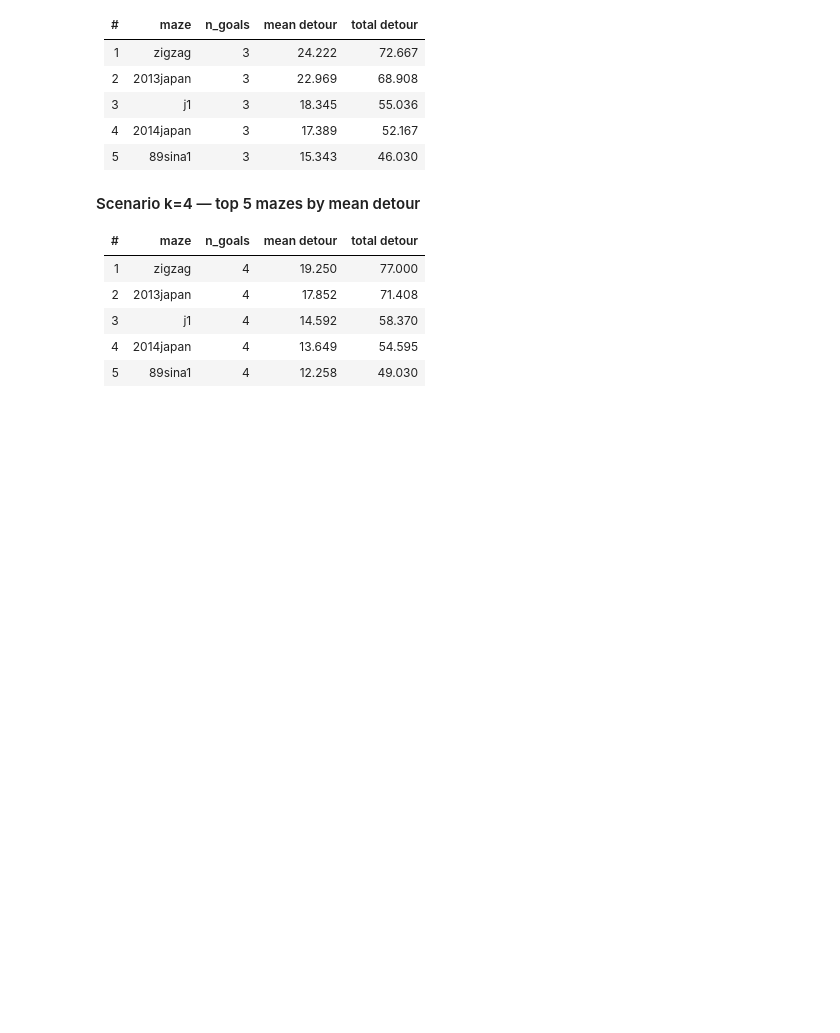
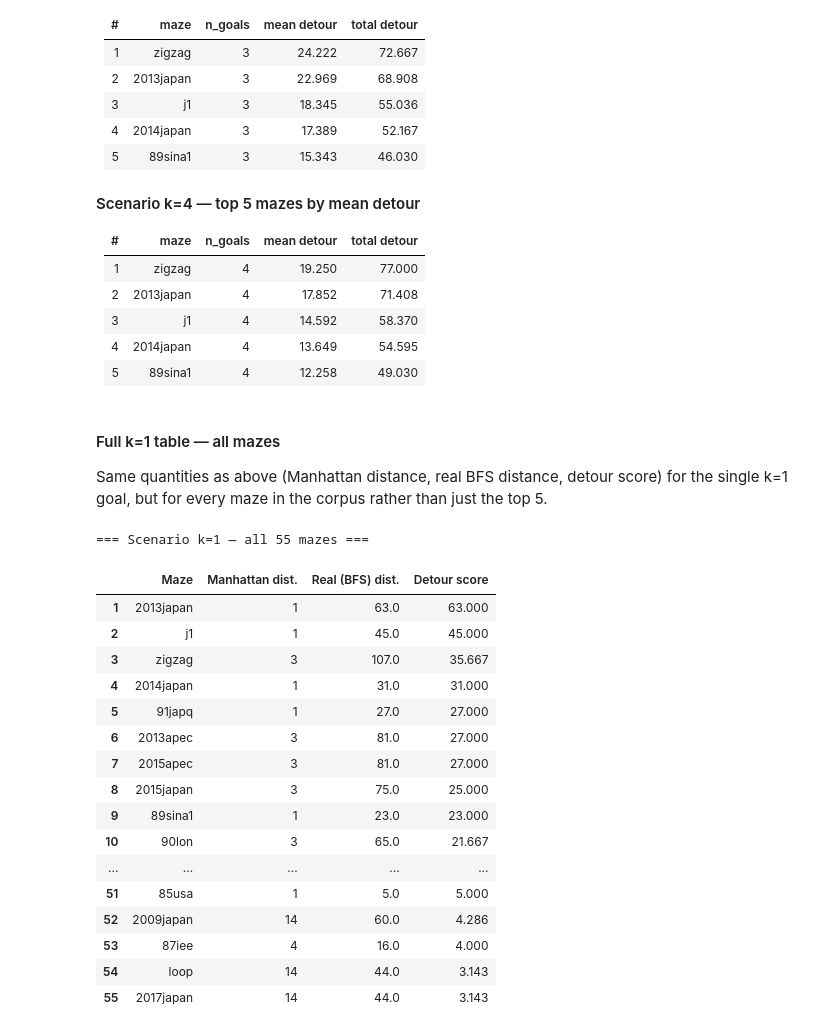
Before and after one commit to FrancescoGuarda/Rob-26-MazeSolver, a Jupyter notebook: notebooks/goals_analysis.ipynb, the cells around one changed output. Saved outputs shown, nothing was run; the diff lists cells and outputs as text; code cells hidden in the pictures; blank space fills up the shorter version.

Commit message:
full detoru table

```diff
--- a/notebooks/goals_analysis.ipynb
+++ b/notebooks/goals_analysis.ipynb
@@ -284,3 +285,56 @@ display(Markdown(md_report))        # rendered preview
 | 3 | j1 | 4 | 14.592 | 58.370 |
 | 4 | 2014japan | 4 | 13.649 | 54.595 |
 | 5 | 89sina1 | 4 | 12.258 | 49.030 |
+# %% [markdown]
+#### Full k=1 table — all mazes
+
+Same quantities as above (Manhattan distance, real BFS distance, detour
+score) for the single k=1 goal, but for every maze in the corpus rather
+than just the top 5.
+# %%
+from src.goal_placement import manhattan
+
+
+def k1_full_table():
+    """Manhattan dist., real (BFS) dist. and detour score of the k=1 goal, every maze."""
+    rows = []
+    for path in MAZE_FILES:
+        wm, w, h = parse_maze(str(path))
+        goals = scenario_goals(wm, w, h, START, 1)
+        if not goals:
+            continue
+        goal, detour = goals[0]
+        dist_map = bfs_distance_map(wm, w, h, START)
+        rows.append({
+            "Maze": path.stem,
+            "Manhattan dist.": manhattan(START, goal),
+            "Real (BFS) dist.": dist_map[goal[1]][goal[0]],
+            "Detour score": detour,
+        })
+    df = pd.DataFrame(rows).sort_values("Detour score", ascending=False)
+    return df.reset_index(drop=True)
+
+
+k1_table = k1_full_table()
+k1_table.index = pd.RangeIndex(start=1, stop=len(k1_table) + 1, step=1)
+print(f"\n=== Scenario k=1 — all {len(k1_table)} mazes ===")
+display(k1_table.round(3))
+# %% [output]
+=== Scenario k=1 — all 55 mazes ===
+|  | Maze | Manhattan dist. | Real (BFS) dist. | Detour score |
+| 1 | 2013japan | 1 | 63.0 | 63.000 |
+| 2 | j1 | 1 | 45.0 | 45.000 |
+| 3 | zigzag | 3 | 107.0 | 35.667 |
+| 4 | 2014japan | 1 | 31.0 | 31.000 |
+| 5 | 91japq | 1 | 27.0 | 27.000 |
+| 6 | 2013apec | 3 | 81.0 | 27.000 |
+| 7 | 2015apec | 3 | 81.0 | 27.000 |
+| 8 | 2015japan | 3 | 75.0 | 25.000 |
+| 9 | 89sina1 | 1 | 23.0 | 23.000 |
+| 10 | 90lon | 3 | 65.0 | 21.667 |
+| ... | ... | ... | ... | ... |
+| 51 | 85usa | 1 | 5.0 | 5.000 |
+| 52 | 2009japan | 14 | 60.0 | 4.286 |
+| 53 | 87iee | 4 | 16.0 | 4.000 |
+| 54 | loop | 14 | 44.0 | 3.143 |
+| 55 | 2017japan | 14 | 44.0 | 3.143 |
```
Also changed, not shown: parts of 2 cells of this notebook.
